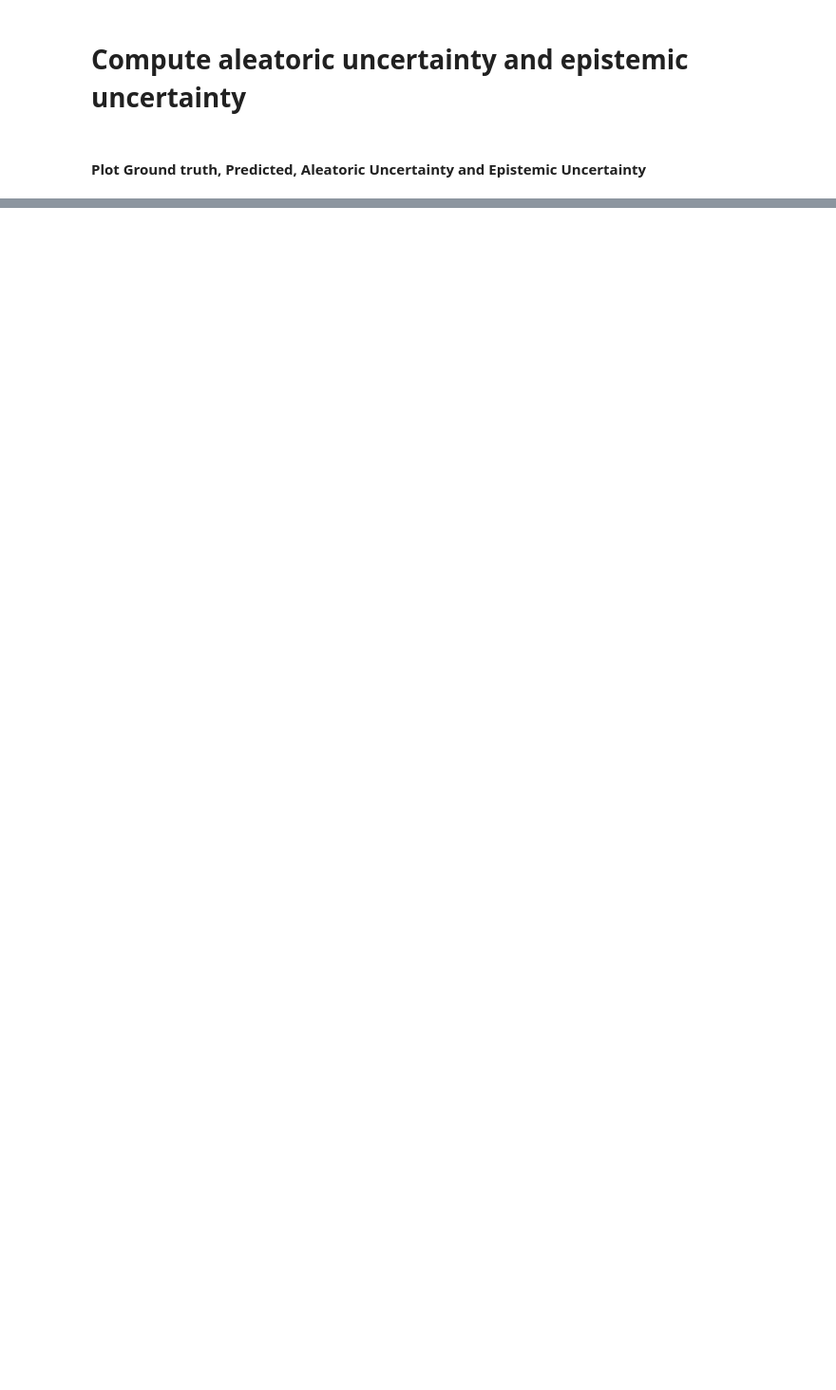
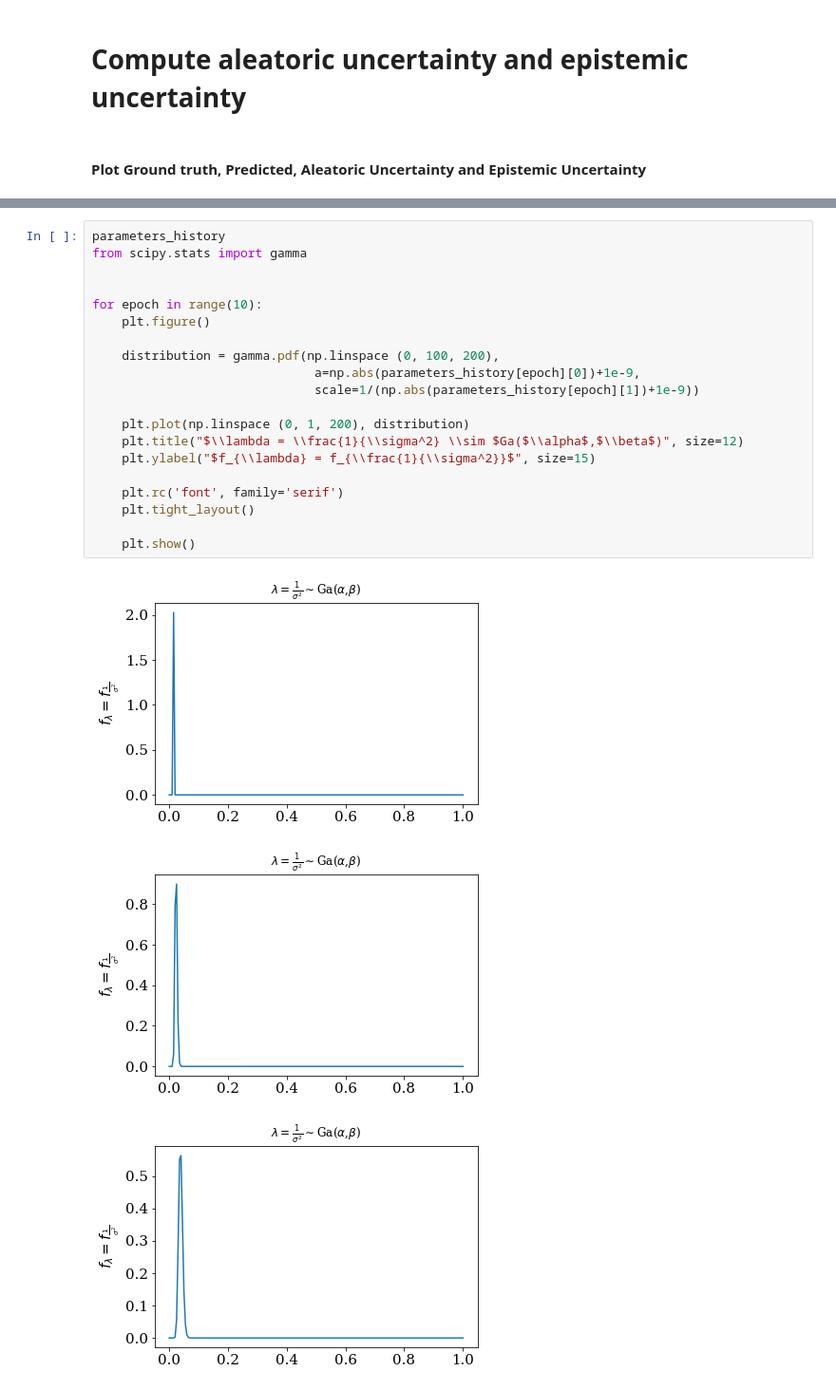
Before and after one commit to DCalhas/eeg_to_fmri, a Jupyter notebook: src/notebooks/bayesian_uncertainty.ipynb, the cells around one changed output, grey strips where cells are left out. Shown: that part at 95% size. Saved outputs shown, nothing was run; the diff lists cells and outputs as text; blank space fills up the shorter version.

```diff
--- a/src/notebooks/bayesian_uncertainty.ipynb
+++ b/src/notebooks/bayesian_uncertainty.ipynb
@@ -172,0 +248,24 @@ plt.show()
+# %%
+parameters_history
+from scipy.stats import gamma
+
+
+for epoch in range(10):
+    plt.figure()
+
+    distribution = gamma.pdf(np.linspace (0, 100, 200),
+                              a=np.abs(parameters_history[epoch][0])+1e-9,
+                              scale=1/(np.abs(parameters_history[epoch][1])+1e-9))
+
+    plt.plot(np.linspace (0, 1, 200), distribution)
+    plt.title("$\\lambda = \\frac{1}{\\sigma^2} \\sim $Ga($\\alpha$,$\\beta$)", size=12)
+    plt.ylabel("$f_{\\lambda} = f_{\\frac{1}{\\sigma^2}}$", size=15)
+
+    plt.rc('font', family='serif')
+    plt.tight_layout()
+
+    plt.show()
+# %% [output]
+[figure, added]
+[figure, added]
+[figure, added]
```
Also changed, not shown: parts of 14 cells of this notebook.
